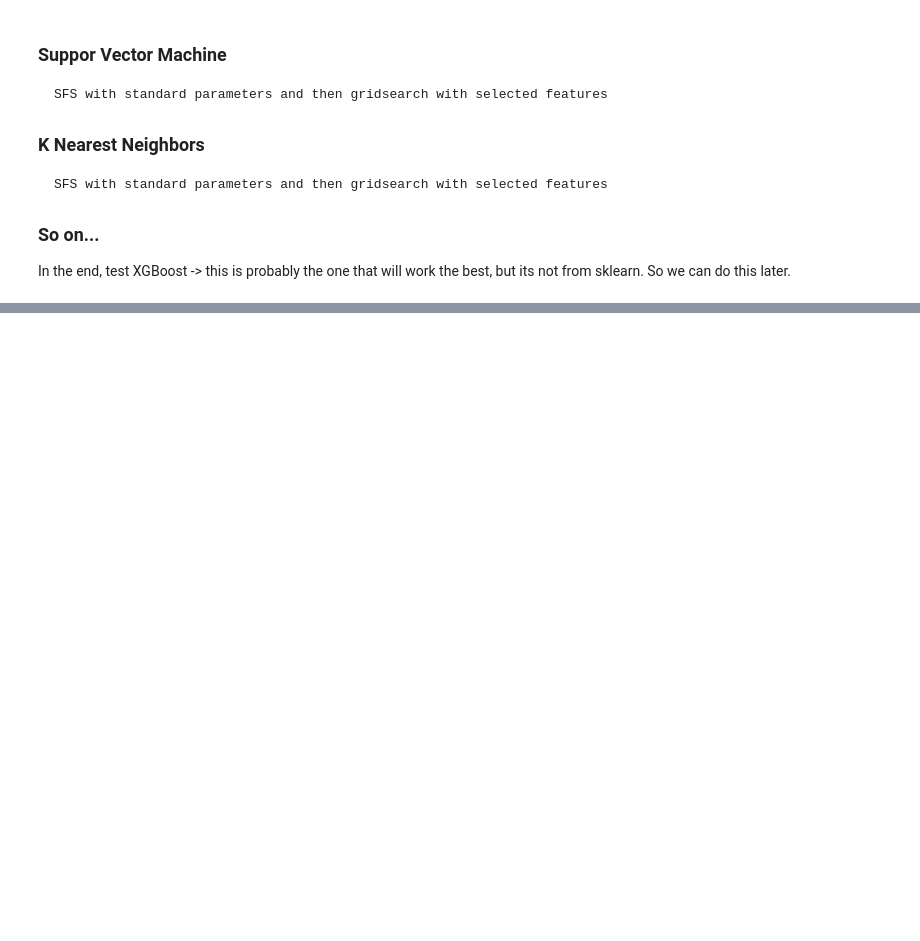
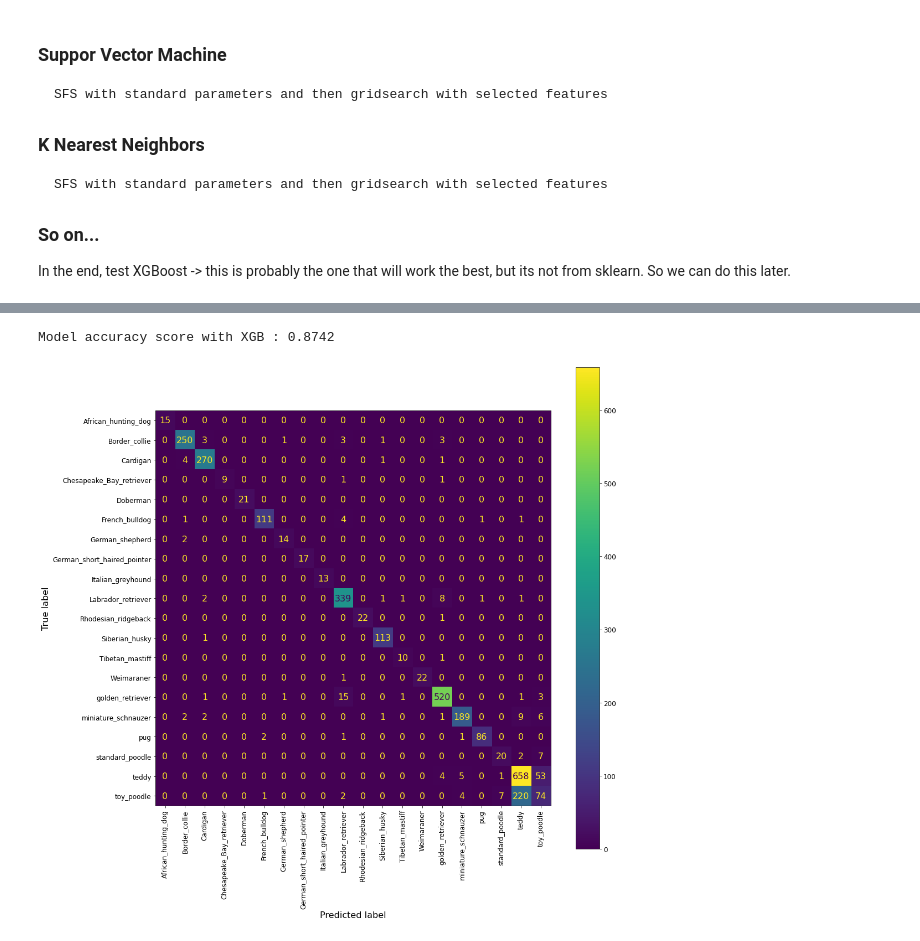
Before and after one commit to DimitriLeandro/DA2Group10, a Jupyter notebook: final_project_part_i - Simon.ipynb, the cells around one changed output, grey strips where cells are left out. Cells and saved outputs as stored; diff of their text form; code cells hidden in the pictures; blank space fills up the shorter version.

```diff
--- a/final_project_part_i - Simon.ipynb
+++ b/final_project_part_i - Simon.ipynb
@@ -231,0 +360,9 @@ In the end, test XGBoost -> this is probably the one that will work the best, bu
+# %%
+clf_new = xgb.XGBClassifier(subsample= 0.7,             #WHAT I GOT AFTER RUNNING THE CELL ABOVE
+                     scale_pos_weight = 5,
+                     reg_lambda = 1.0,
+                     max_depth = 4,
+                     learning_rate= 0.2,
+                     gamma = 0,
+                     colsample_bytree= 0.4,
+                     colsample_bylevel= 0.7)
@@ -231,0 +378,2 @@ In the end, test XGBoost -> this is probably the one that will work the best, bu
+# %%
+clf_new.fit(X_train, y_train)
@@ -231,0 +397,6 @@ In the end, test XGBoost -> this is probably the one that will work the best, bu
+# %%
+pred_xgb = clf_new.predict(X_test)
+# %%
+print('Model accuracy score with XGB : {0:0.4f}'. format(accuracy_score(y_test, pred_xgb)))
+# %% [output]
+Model accuracy score with XGB : 0.8742
@@ -231,0 +410,12 @@ In the end, test XGBoost -> this is probably the one that will work the best, bu
+# %%
+cm = confusion_matrix(y_test, pred_xgb)
+# %%
+disp = ConfusionMatrixDisplay(
+  confusion_matrix = cm,
+  display_labels   = encoder.classes_
+)
+disp.plot()
+plt.xticks(rotation=90)
+plt.show()
+# %% [output]
+[figure, added]
```
Also changed, not shown: parts of 23 cells of this notebook.
